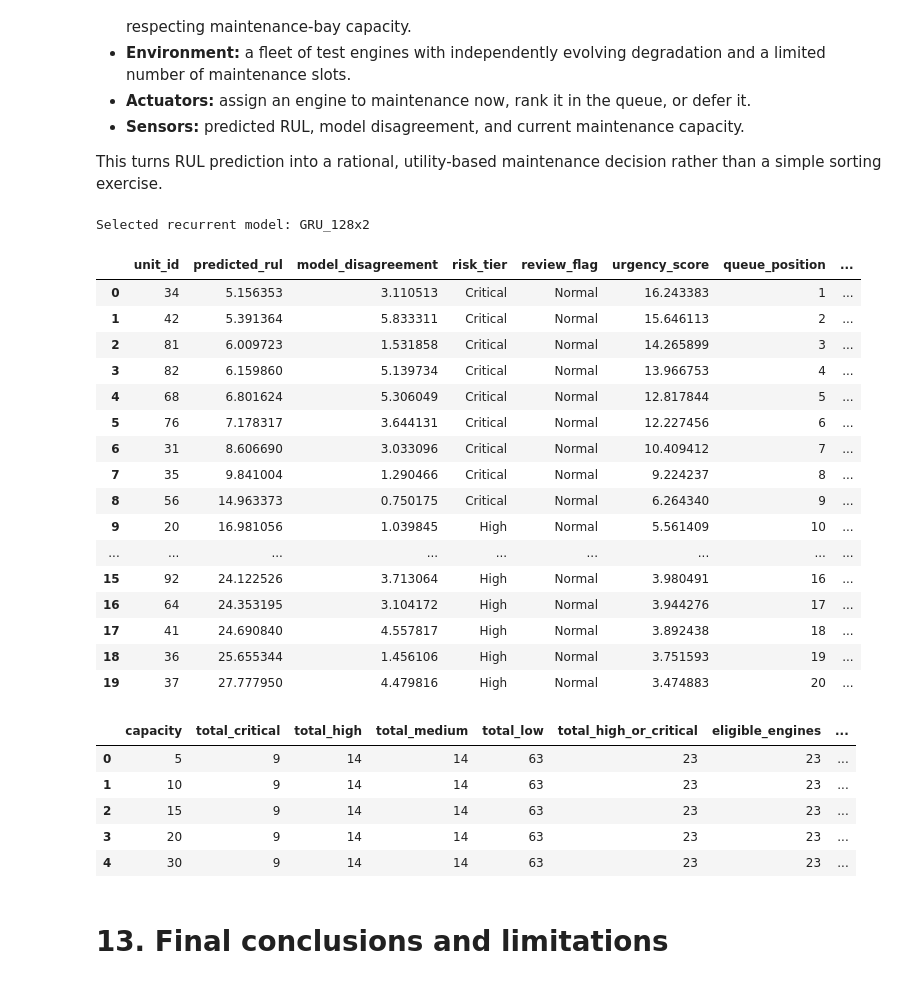
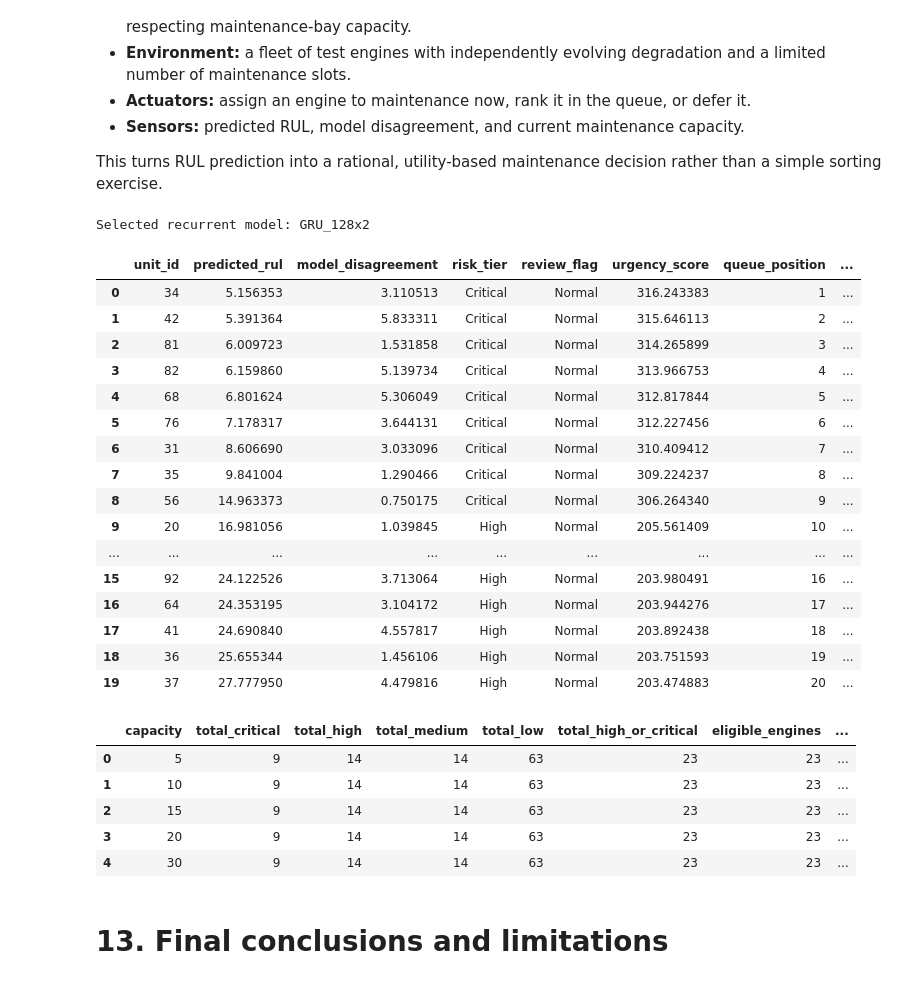
Before and after one commit to sudhakaran-srinivasan/intelligent-predictive-maintenance, a Jupyter notebook: notebooks/06_final_project_report.ipynb, the cells around one changed output. Cells and saved outputs as stored; diff of their text form; code cells hidden in the pictures.

```diff
--- a/notebooks/06_final_project_report.ipynb
+++ b/notebooks/06_final_project_report.ipynb
@@ -2221,18 +2214,25 @@ agent_input["review_flag"] = np.where(
     "Manual review",
     "Normal",
 )
-
-
 # ---------------------------------------------------------
 # 5. Calculate urgency
 # ---------------------------------------------------------
 
-# Lower predicted RUL produces a higher urgency score.
-# Model disagreement is kept separate as a review flag.
+# Higher-risk engines should always be prioritized ahead of
+# lower-risk engines. Within each risk tier, engines with
+# lower predicted RUL receive a higher urgency score.
+
+RISK_WEIGHTS = {
+    "Critical": 300,
+    "High": 200,
+    "Medium": 100,
+    "Low": 0,
+}
+
 agent_input["urgency_score"] = (
-    100.0 / (agent_input["predicted_rul"] + 1.0)
+    agent_input["risk_tier"].map(RISK_WEIGHTS)
+    + 100.0 / (agent_input["predicted_rul"] + 1.0)
 )
-
 
 # ---------------------------------------------------------
 # 6. Rank engines from most urgent to least urgent
@@ -2360,49 +2360,49 @@ for capacity in [5, 10, 15, 20, 30]:
         "high_or_critical_scheduled": int(
             scheduled["risk_tier"]
             .isin(["Critical", "High"])
             .sum()
         ),
 
         "manual_reviews": int(
             (scheduled["review_flag"] == "Manual review").sum()
         ),
 
         "maximum_scheduled_predicted_rul": (
             float(scheduled["predicted_rul"].max())
             if not scheduled.empty
             else np.nan
         ),
     })
 
 capacity_summary = pd.DataFrame(capacity_summary)
 
 display(capacity_summary)
 
 
 
 capacity_summary.to_csv(
     REPORTS_DIR / "maintenance_capacity_analysis.csv",
     index=False,
 )
 # %% [output]
 Selected recurrent model: GRU_128x2
 |  | unit_id | predicted_rul | model_disagreement | risk_tier | review_flag | urgency_score | queue_position | ... |
-| 0 | 34 | 5.156353 | 3.110513 | Critical | Normal | 16.243383 | 1 | ... |
-| 1 | 42 | 5.391364 | 5.833311 | Critical | Normal | 15.646113 | 2 | ... |
-| 2 | 81 | 6.009723 | 1.531858 | Critical | Normal | 14.265899 | 3 | ... |
-| 3 | 82 | 6.159860 | 5.139734 | Critical | Normal | 13.966753 | 4 | ... |
-| 4 | 68 | 6.801624 | 5.306049 | Critical | Normal | 12.817844 | 5 | ... |
-| 5 | 76 | 7.178317 | 3.644131 | Critical | Normal | 12.227456 | 6 | ... |
-| 6 | 31 | 8.606690 | 3.033096 | Critical | Normal | 10.409412 | 7 | ... |
-| 7 | 35 | 9.841004 | 1.290466 | Critical | Normal | 9.224237 | 8 | ... |
-| 8 | 56 | 14.963373 | 0.750175 | Critical | Normal | 6.264340 | 9 | ... |
-| 9 | 20 | 16.981056 | 1.039845 | High | Normal | 5.561409 | 10 | ... |
+| 0 | 34 | 5.156353 | 3.110513 | Critical | Normal | 316.243383 | 1 | ... |
+| 1 | 42 | 5.391364 | 5.833311 | Critical | Normal | 315.646113 | 2 | ... |
+| 2 | 81 | 6.009723 | 1.531858 | Critical | Normal | 314.265899 | 3 | ... |
+| 3 | 82 | 6.159860 | 5.139734 | Critical | Normal | 313.966753 | 4 | ... |
+| 4 | 68 | 6.801624 | 5.306049 | Critical | Normal | 312.817844 | 5 | ... |
+| 5 | 76 | 7.178317 | 3.644131 | Critical | Normal | 312.227456 | 6 | ... |
+| 6 | 31 | 8.606690 | 3.033096 | Critical | Normal | 310.409412 | 7 | ... |
+| 7 | 35 | 9.841004 | 1.290466 | Critical | Normal | 309.224237 | 8 | ... |
+| 8 | 56 | 14.963373 | 0.750175 | Critical | Normal | 306.264340 | 9 | ... |
+| 9 | 20 | 16.981056 | 1.039845 | High | Normal | 205.561409 | 10 | ... |
 | ... | ... | ... | ... | ... | ... | ... | ... | ... |
-| 15 | 92 | 24.122526 | 3.713064 | High | Normal | 3.980491 | 16 | ... |
-| 16 | 64 | 24.353195 | 3.104172 | High | Normal | 3.944276 | 17 | ... |
-| 17 | 41 | 24.690840 | 4.557817 | High | Normal | 3.892438 | 18 | ... |
-| 18 | 36 | 25.655344 | 1.456106 | High | Normal | 3.751593 | 19 | ... |
-| 19 | 37 | 27.777950 | 4.479816 | High | Normal | 3.474883 | 20 | ... |
+| 15 | 92 | 24.122526 | 3.713064 | High | Normal | 203.980491 | 16 | ... |
+| 16 | 64 | 24.353195 | 3.104172 | High | Normal | 203.944276 | 17 | ... |
+| 17 | 41 | 24.690840 | 4.557817 | High | Normal | 203.892438 | 18 | ... |
+| 18 | 36 | 25.655344 | 1.456106 | High | Normal | 203.751593 | 19 | ... |
+| 19 | 37 | 27.777950 | 4.479816 | High | Normal | 203.474883 | 20 | ... |
 |  | capacity | total_critical | total_high | total_medium | total_low | total_high_or_critical | eligible_engines | ... |
 | 0 | 5 | 9 | 14 | 14 | 63 | 23 | 23 | ... |
 | 1 | 10 | 9 | 14 | 14 | 63 | 23 | 23 | ... |
```
Also changed, not shown: parts of 6 cells of this notebook, 1 other file.
